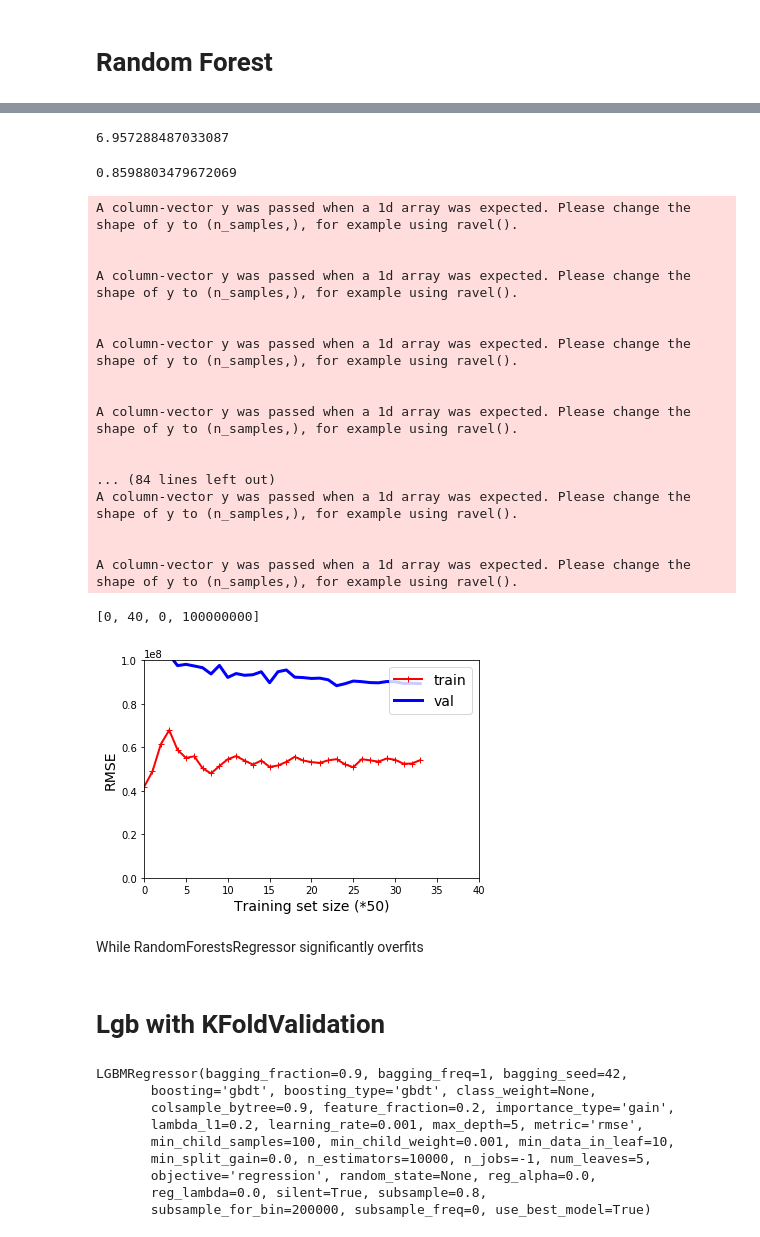
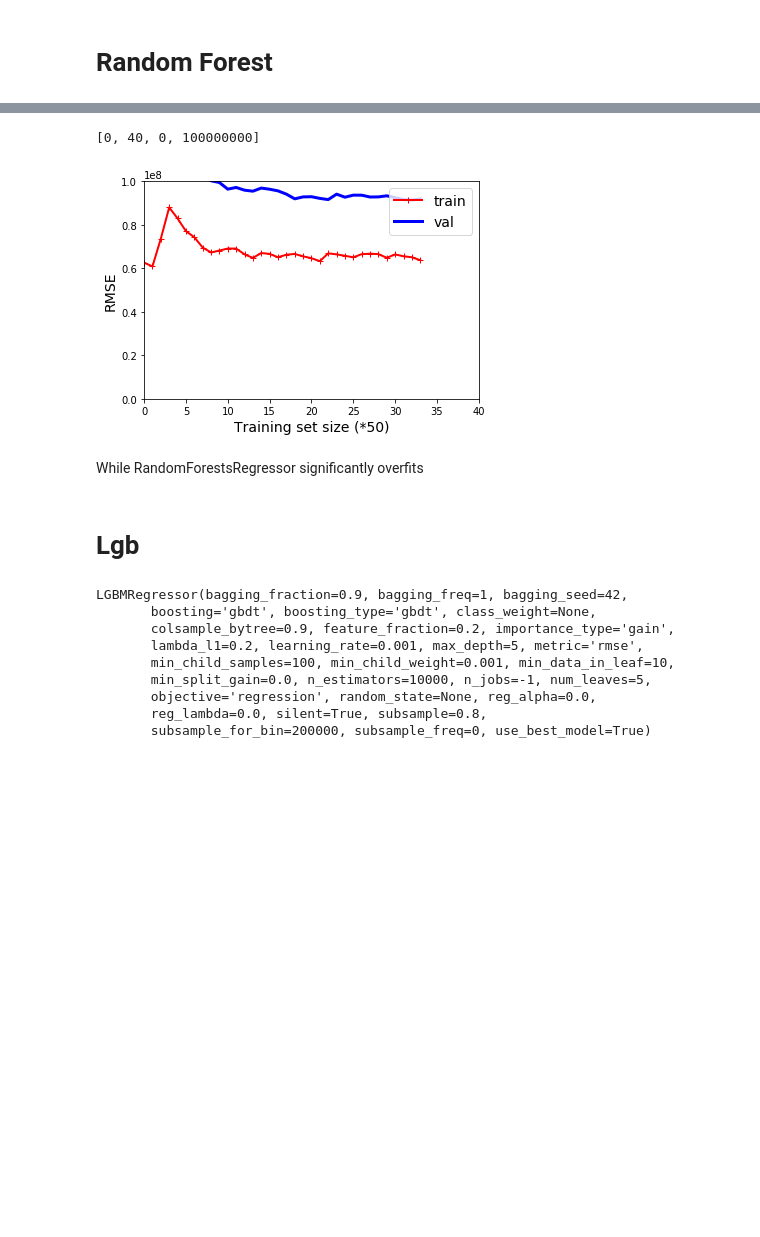
Before and after one commit to Jan-Majewski/Kaggle, a Jupyter notebook: 01_TMBD_Box-revenue_fighting_overfit.ipynb, the cells around one changed output, grey strips where cells are left out. Saved outputs shown, nothing was run; the diff lists cells and outputs as text; code cells hidden in the pictures; blank space fills up the shorter version.

Commit message:
Add files via upload
Additional_models_added

```diff
--- a/01_TMBD_Box-revenue_fighting_overfit.ipynb
+++ b/01_TMBD_Box-revenue_fighting_overfit.ipynb
@@ -478,2 +490,2 @@ preparation_pipeline = Pipeline([
 # %%
-X_train_prep=preparation_pipeline.fit_transform(X_train)
+X_train_prep=preparation_pipeline.transform(X_train)
@@ -632,5 +559,5 @@ lin_reg.score(X_train_prep, y_train.values)
 # %%
-plot_learning_curves(lin_reg, X_train_prep.values, y_train.values)
+plot_learning_curves(lin_reg, X_train_prep.values, y_train)
 plt.axis([0, 40, 0, 100000000])                         # not shown in the book
 plt.show()                                      # not shown
 # %% [output]
@@ -644,5 +571,5 @@ Clear Linear regression seems to underfit the data
 from sklearn.ensemble import RandomForestRegressor
 
 forest_reg = RandomForestRegressor(n_estimators=10, random_state=42)
-forest_reg.fit(X_train_prep, y_train.values)
+forest_reg.fit(X_train_prep, y_train)
 # %% [output]
@@ -677,11 +602,11 @@ forest_reg.score(X_train_prep, y_train.values)
 from sklearn.model_selection import GridSearchCV
 # %%
 param_grid = [
-    {'n_estimators':[5,10,30,90,270], "max_features":[2,4,6,8],"min_samples_leaf":[3,9,27]},
+    {'n_estimators':[30,90,270], "max_features":[8,16,24],"min_samples_leaf":[9,27], "max_depth":[9,15,20]},
 
-    {"bootstrap":[True], "n_estimators":[3,10,30,90,270],"min_samples_leaf":[3,9,27],"max_features":[2,3,4]},
+    {"bootstrap":[True], "n_estimators":[90,270],"min_samples_leaf":[9,27],"max_features":[4,8,16],"max_depth":[9,15,20]},
 
-    {"bootstrap":[False], "n_estimators":[3,10,30,90,270],"min_samples_leaf":[3,9,27], "max_features":[2,3,4]},
+    {"bootstrap":[False], "n_estimators":[90,270],"min_samples_leaf":[9,27],"max_features":[4,8,16], "max_depth":[9,15,20]},
 
 ]
 # %%
@@ -818,39 +737,14 @@ final_model.score(X_test_prep, y_test)
-# %%
-mean_squared_error(np.log1p(reve_pred), np.log1p(y_test.values))
-# %% [output]
-6.957288487033087
-# %%
-final_model.score(X_train_prep, y_train)
-# %% [output]
-0.8598803479672069
 # %%
-plot_learning_curves(final_model, X_train_prep.values, y_train.values)
+plot_learning_curves(final_model, X_train_prep.values, y_train)
 plt.axis([0, 40, 0, 100000000])                         # not shown in the book
-plt.show()                                    # not shown
+plt.show()
 # %% [output]
-A column-vector y was passed when a 1d array was expected. Please change the shape of y to (n_samples,), for example using ravel().
-
-
-A column-vector y was passed when a 1d array was expected. Please change the shape of y to (n_samples,), for example using ravel().
-
-
-A column-vector y was passed when a 1d array was expected. Please change the shape of y to (n_samples,), for example using ravel().
-
-
-A column-vector y was passed when a 1d array was expected. Please change the shape of y to (n_samples,), for example using ravel().
-
-
-... (84 lines left out)
-A column-vector y was passed when a 1d array was expected. Please change the shape of y to (n_samples,), for example using ravel().
-
-
-A column-vector y was passed when a 1d array was expected. Please change the shape of y to (n_samples,), for example using ravel().
+[0, 40, 0, 100000000]
-[0, 40, 0, 100000000]
-[figure, old version]
+[figure, new version]
 # %% [markdown]
 While RandomForestsRegressor significantly overfits
 # %% [markdown]
-# Lgb with KFoldValidation
+# Lgb
 # %%
 import lightgbm as lgb
 random_seed=42
```
Also changed, not shown: parts of 115 cells of this notebook.
